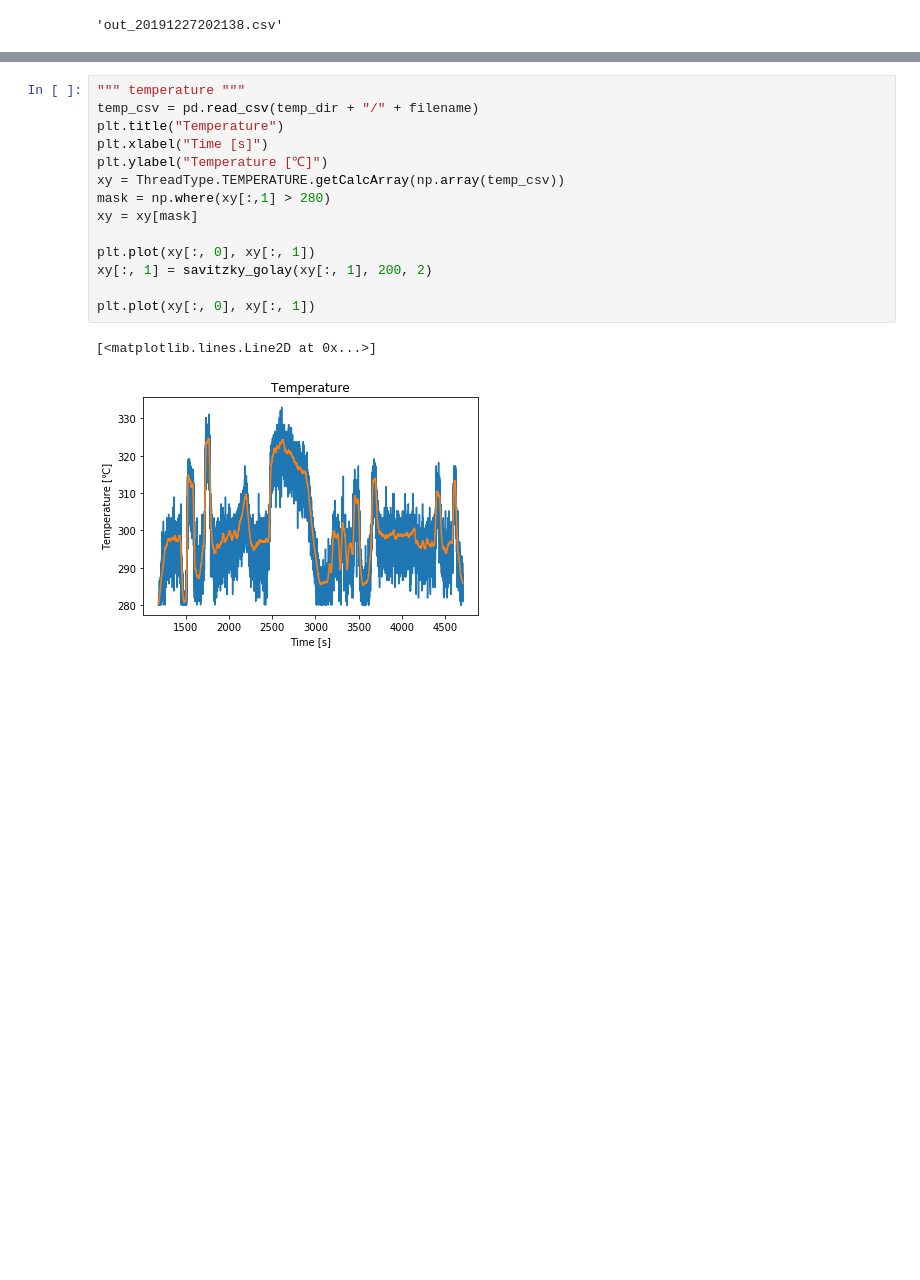
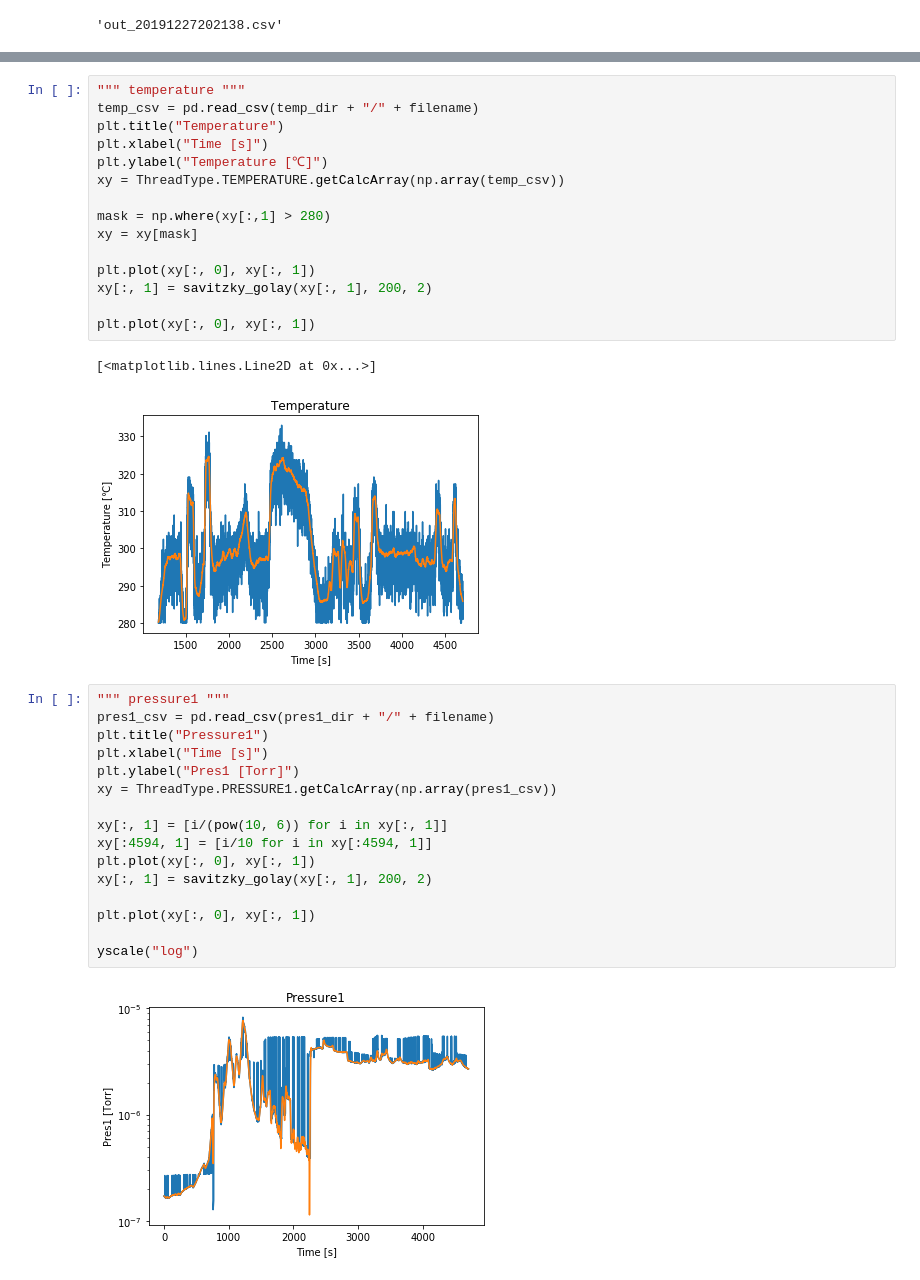
Before and after one commit to queezz/PID_Controll, a Jupyter notebook: plotexample.ipynb, the cells around one changed output, grey strips where cells are left out. Drawn from its saved outputs; the diff is of its cells as text; blank space fills up the shorter version.

```diff
--- a/plotexample.ipynb
+++ b/plotexample.ipynb
@@ -66,6 +65,7 @@ plt.title("Temperature")
 plt.xlabel("Time [s]")
 plt.ylabel("Temperature [℃]")
 xy = ThreadType.TEMPERATURE.getCalcArray(np.array(temp_csv))
+
 mask = np.where(xy[:,1] > 280)
 xy = xy[mask]
 
@@ -76,4 +76,22 @@ plt.plot(xy[:, 0], xy[:, 1])
 # %% [output]
 [<matplotlib.lines.Line2D at 0x...>]
 [figure]
+# %%
+""" pressure1 """
+pres1_csv = pd.read_csv(pres1_dir + "/" + filename)
+plt.title("Pressure1")
+plt.xlabel("Time [s]")
+plt.ylabel("Pres1 [Torr]")
+xy = ThreadType.PRESSURE1.getCalcArray(np.array(pres1_csv))
+
+xy[:, 1] = [i/(pow(10, 6)) for i in xy[:, 1]]
+xy[:4594, 1] = [i/10 for i in xy[:4594, 1]]
+plt.plot(xy[:, 0], xy[:, 1])
+xy[:, 1] = savitzky_golay(xy[:, 1], 200, 2)
+
+plt.plot(xy[:, 0], xy[:, 1])
+
+yscale("log")
+# %% [output]
+[figure, added]
 # %%
```
Also changed, not shown: parts of 4 cells of this notebook, 5 other files.
